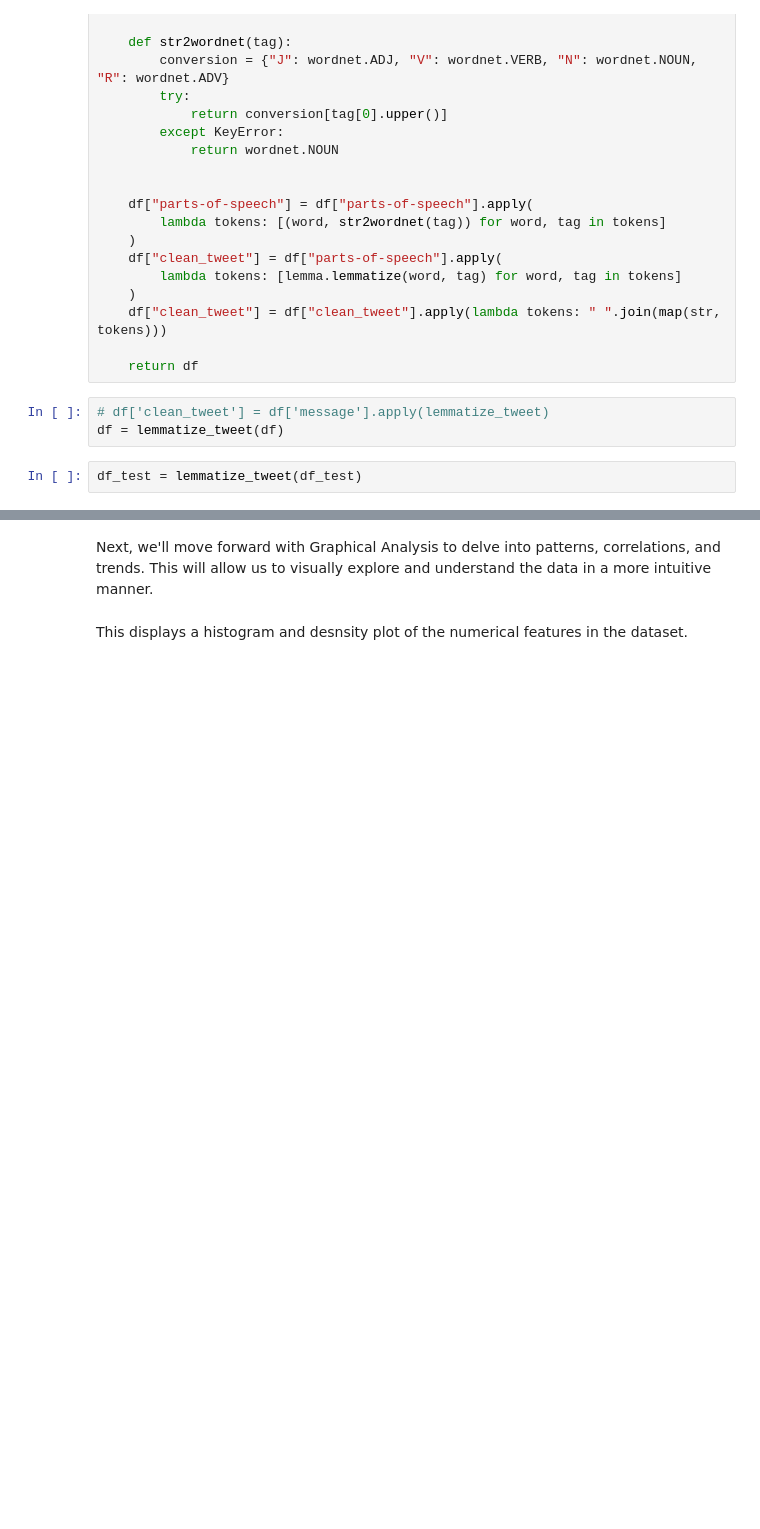
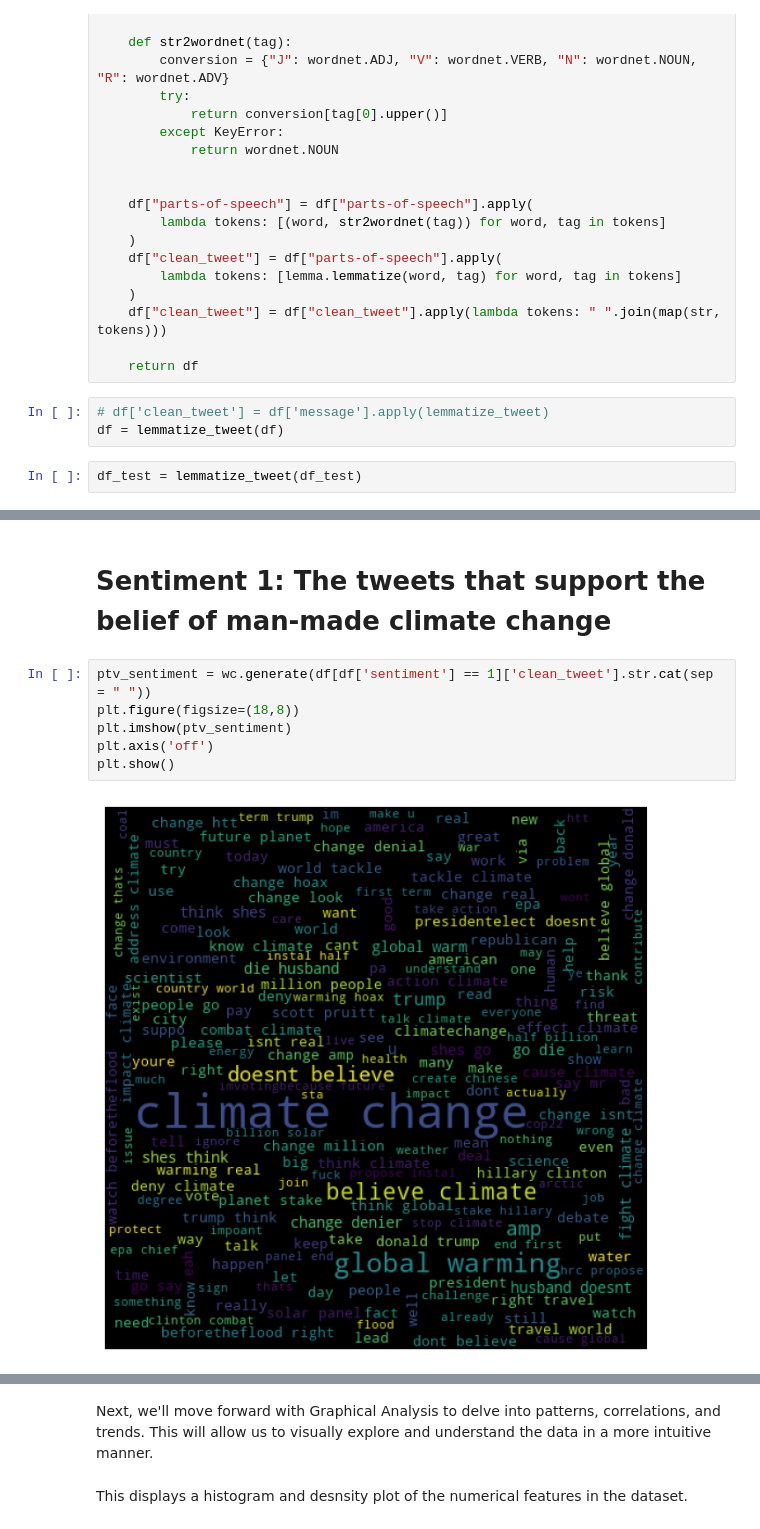
Before and after one commit to Thato-rabodiba/NM_1-Coders, a Jupyter notebook: NM_1 CLASSIFICATION PREDICT.ipynb, the cells around one changed output, grey strips where cells are left out. Drawn from its saved outputs; the diff is of its cells as text; blank space fills up the shorter version.

```diff
--- a/NM_1 CLASSIFICATION PREDICT.ipynb
+++ b/NM_1 CLASSIFICATION PREDICT.ipynb
@@ -494,0 +576,10 @@ df_test = lemmatize_tweet(df_test)
+# %% [markdown]
+# Sentiment 1: The tweets that support the belief of man-made climate change
+# %%
+ptv_sentiment = wc.generate(df[df['sentiment'] == 1]['clean_tweet'].str.cat(sep = " "))
+plt.figure(figsize=(18,8))
+plt.imshow(ptv_sentiment)
+plt.axis('off')
+plt.show()
+# %% [output]
+[figure, added]
```
Also changed, not shown: parts of 85 cells of this notebook.
